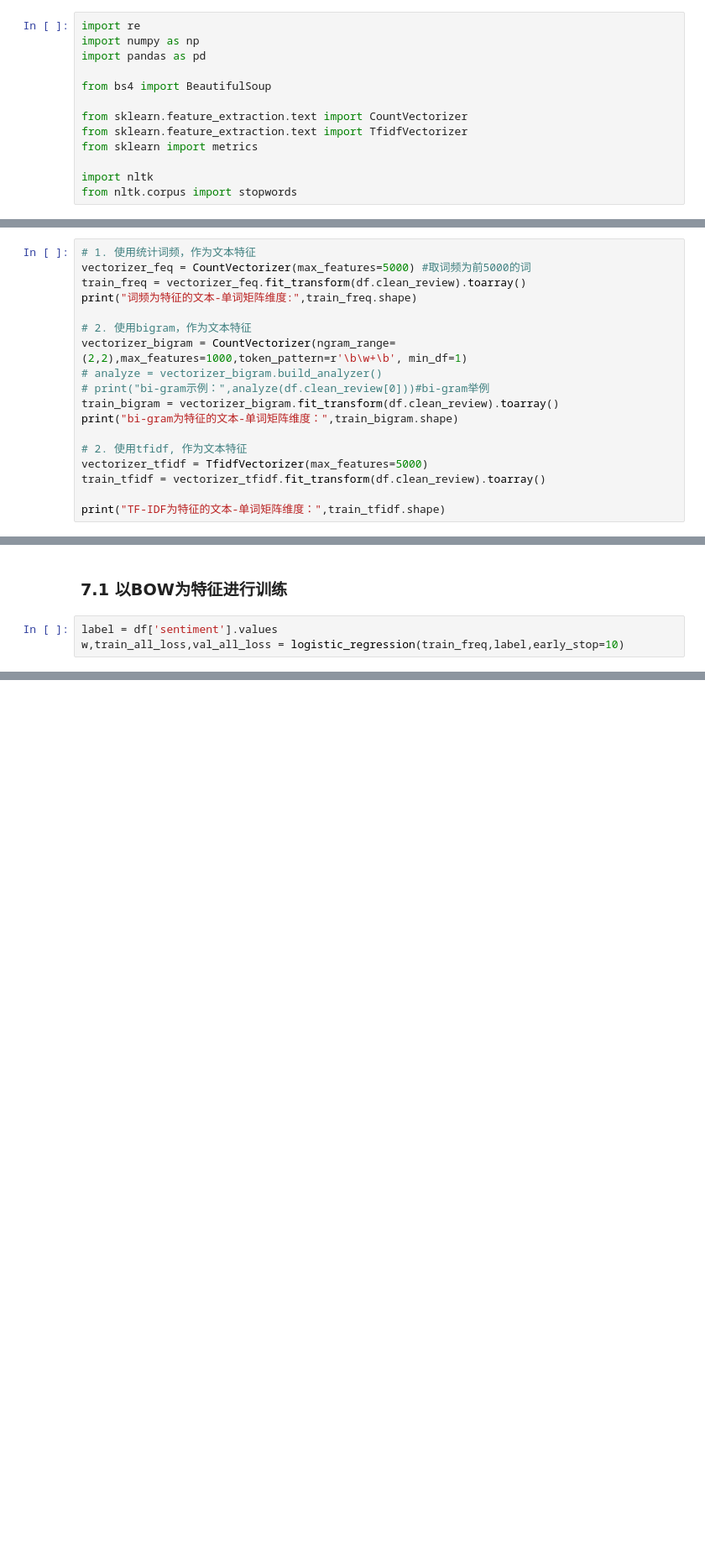
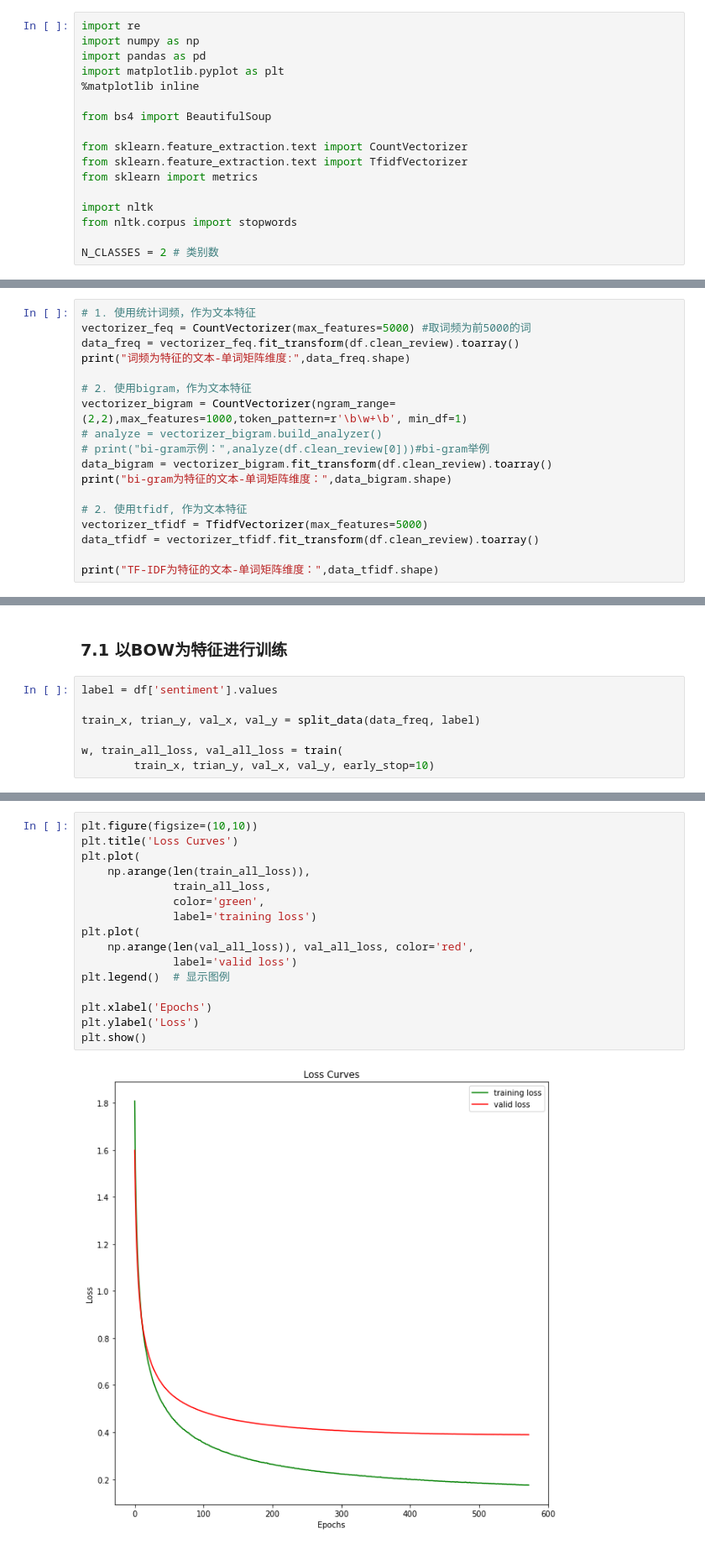
Before and after one commit to gjt9274/NLP-Project, a Jupyter notebook: task1/notebook/基于机器学习的文本分类.ipynb, the cells around one changed output, grey strips where cells are left out. Shown at 84% size. Saved outputs shown, nothing was run; the diff lists cells and outputs as text; blank space fills up the shorter version.

```diff
--- a/task1/notebook/基于机器学习的文本分类.ipynb
+++ b/task1/notebook/基于机器学习的文本分类.ipynb
@@ -17,6 +17,8 @@ $$
 import re
 import numpy as np
 import pandas as pd
+import matplotlib.pyplot as plt
+%matplotlib inline
 
 from bs4 import BeautifulSoup
 
@@ -26,6 +28,8 @@ from sklearn import metrics
 
 import nltk
 from nltk.corpus import stopwords
+
+N_CLASSES = 2 # 类别数
 # %% [markdown]
 ## 3. 数据预处理
 > 需要对数据进行清洗
@@ -84,21 +88,21 @@ df.head()
 # %%
 # 1. 使用统计词频，作为文本特征
 vectorizer_feq = CountVectorizer(max_features=5000) #取词频为前5000的词
-train_freq = vectorizer_feq.fit_transform(df.clean_review).toarray()
-print("词频为特征的文本-单词矩阵维度:",train_freq.shape)
+data_freq = vectorizer_feq.fit_transform(df.clean_review).toarray()
+print("词频为特征的文本-单词矩阵维度:",data_freq.shape)
 
 # 2. 使用bigram，作为文本特征
 vectorizer_bigram = CountVectorizer(ngram_range=(2,2),max_features=1000,token_pattern=r'\b\w+\b', min_df=1)
 # analyze = vectorizer_bigram.build_analyzer()
 # print("bi-gram示例：",analyze(df.clean_review[0]))#bi-gram举例
-train_bigram = vectorizer_bigram.fit_transform(df.clean_review).toarray()
-print("bi-gram为特征的文本-单词矩阵维度：",train_bigram.shape)
+data_bigram = vectorizer_bigram.fit_transform(df.clean_review).toarray()
+print("bi-gram为特征的文本-单词矩阵维度：",data_bigram.shape)
 
 # 2. 使用tfidf, 作为文本特征
 vectorizer_tfidf = TfidfVectorizer(max_features=5000)
-train_tfidf = vectorizer_tfidf.fit_transform(df.clean_review).toarray()
+data_tfidf = vectorizer_tfidf.fit_transform(df.clean_review).toarray()
 
-print("TF-IDF为特征的文本-单词矩阵维度：",train_tfidf.shape)
+print("TF-IDF为特征的文本-单词矩阵维度：",data_tfidf.shape)
 # %% [output]
 词频为特征的文本-单词矩阵维度: (25000, 5000)
 bi-gram为特征的文本-单词矩阵维度： (25000, 1000)
@@ -224,5 +240,9 @@ def logistic_regression(x, y, n_classes=2, lr = 0.01, val_split=0.2, batch_size=
 ### 7.1 以BOW为特征进行训练
 # %%
 label = df['sentiment'].values
-w,train_all_loss,val_all_loss = logistic_regression(train_freq,label,early_stop=10)
+
+train_x, trian_y, val_x, val_y = split_data(data_freq, label)
+
+w, train_all_loss, val_all_loss = train(
+        train_x, trian_y, val_x, val_y, early_stop=10)
 # %% [output]
@@ -246,0 +266,18 @@ NameError: name 'printnt' is not defined
+# %%
+plt.figure(figsize=(10,10))
+plt.title('Loss Curves')
+plt.plot(
+    np.arange(len(train_all_loss)),
+              train_all_loss,
+              color='green',
+              label='training loss')
+plt.plot(
+    np.arange(len(val_all_loss)), val_all_loss, color='red',
+              label='valid loss')
+plt.legend()  # 显示图例
+
+plt.xlabel('Epochs')
+plt.ylabel('Loss')
+plt.show()
+# %% [output]
+[figure, added]
```
Also changed, not shown: parts of 4 cells of this notebook.
